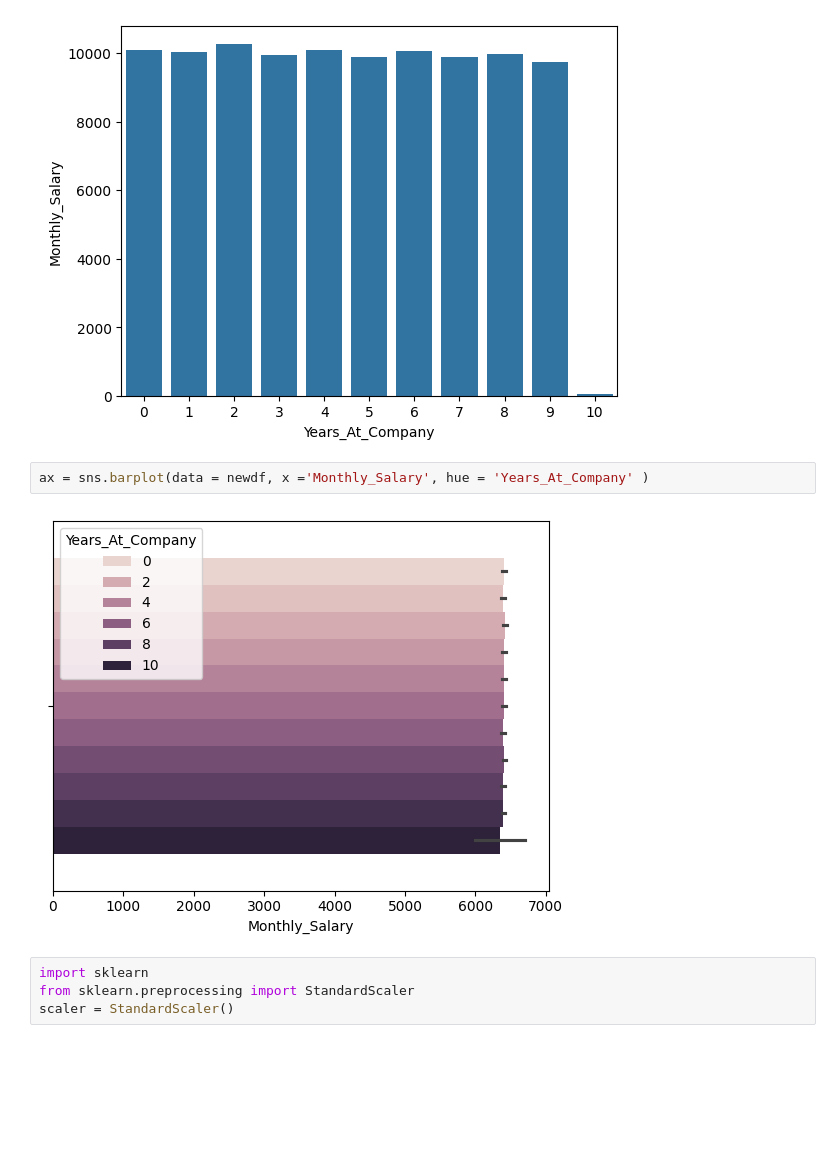
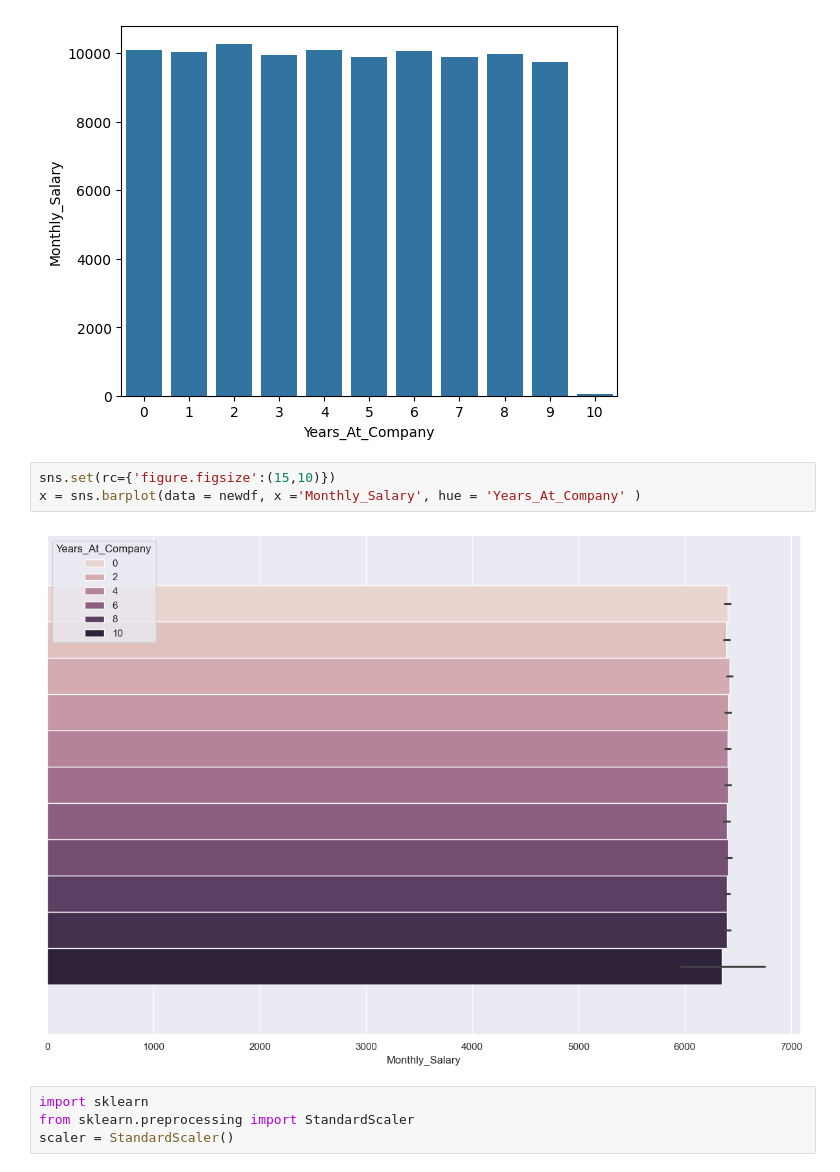
Before and after one commit to sauhar/Predict-Employee-Performance, a Jupyter notebook: Predict Employee Performance/source_code.ipynb, the cells around one changed output. Cells and saved outputs as stored; diff of their text form; blank space fills up the shorter version.

```diff
--- a/Predict Employee Performance/source_code.ipynb
+++ b/Predict Employee Performance/source_code.ipynb
@@ -219,9 +219,10 @@ sns.barplot(x = 'Years_At_Company', y = 'Monthly_Salary', data =yr_sal)
 <Axes: xlabel='Years_At_Company', ylabel='Monthly_Salary'>
 [figure]
 # %%
-ax = sns.barplot(data = newdf, x ='Monthly_Salary', hue = 'Years_At_Company' )
+sns.set(rc={'figure.figsize':(15,10)})
+x = sns.barplot(data = newdf, x ='Monthly_Salary', hue = 'Years_At_Company' )
 # %% [output]
-[figure, old version]
+[figure, new version]
 # %%
 import sklearn
 from sklearn.preprocessing import StandardScaler
```
